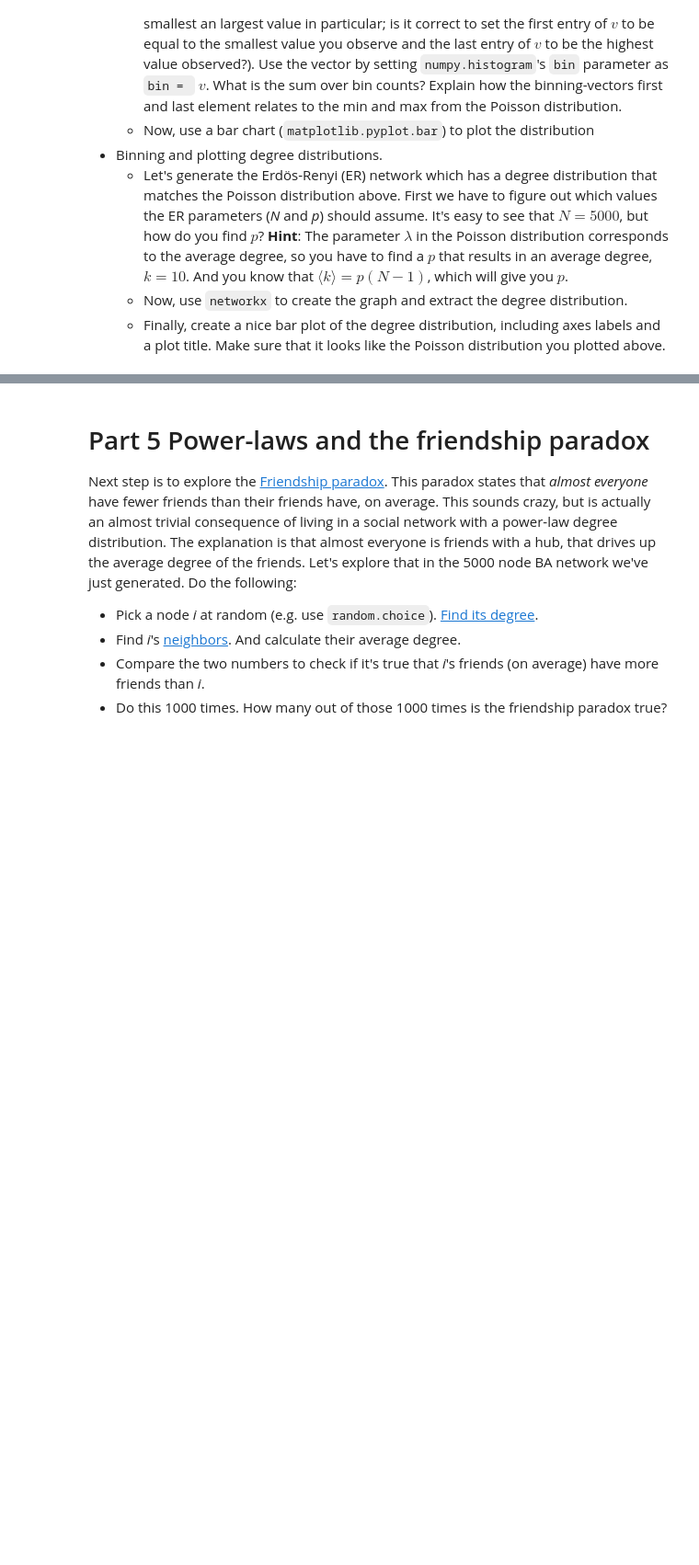
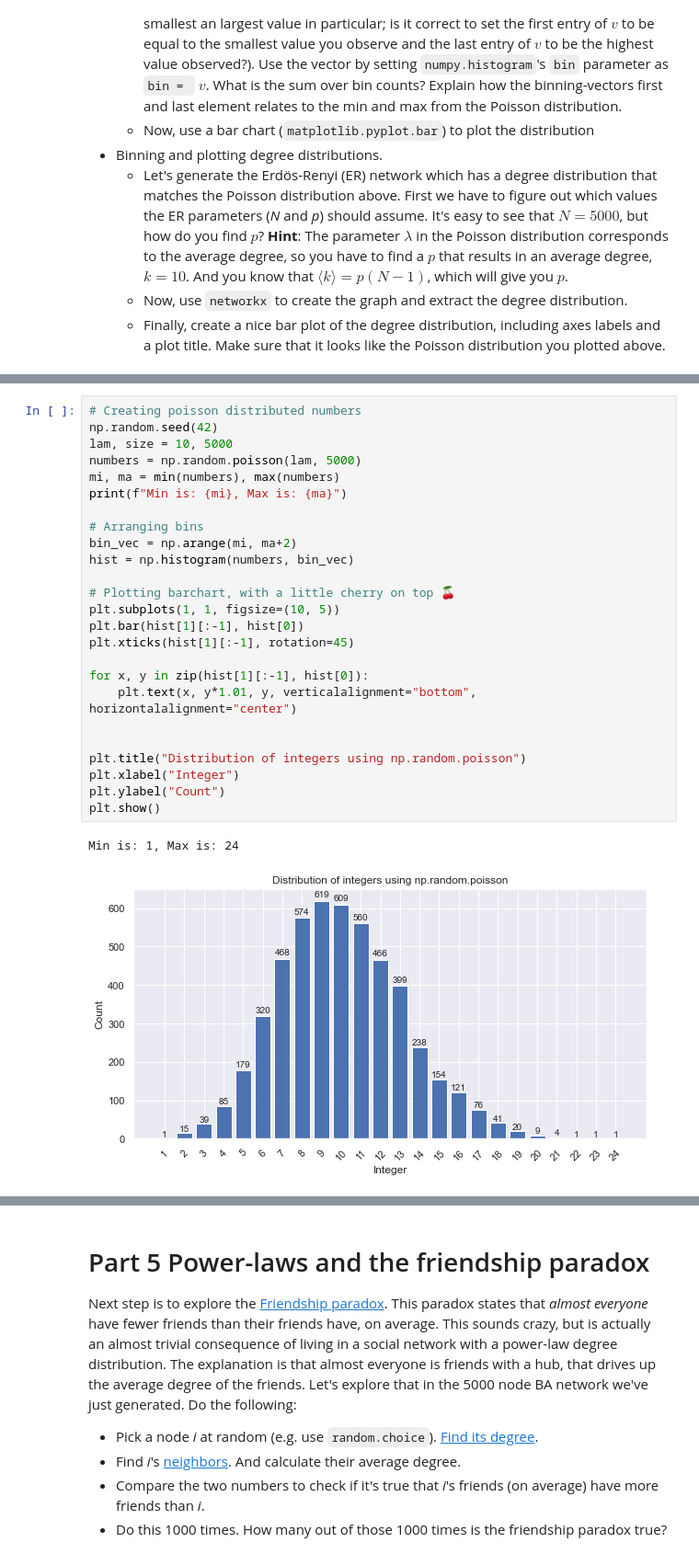
Before and after one commit to Moesen/socialgraphs2021, a Jupyter notebook: Assignment1/Assignment1Gustav.ipynb, the cells around one changed output, grey strips where cells are left out. Shown at 92% size. Drawn from its saved outputs; the diff is of its cells as text; blank space fills up the shorter version.

```diff
--- a/Assignment1/Assignment1Gustav.ipynb
+++ b/Assignment1/Assignment1Gustav.ipynb
@@ -29,0 +73,28 @@ First we have to figure out which values the ER parameters (_N_ and _p_) should
+# %%
+# Creating poisson distributed numbers
+np.random.seed(42)
+lam, size = 10, 5000
+numbers = np.random.poisson(lam, 5000)
+mi, ma = min(numbers), max(numbers)
+print(f"Min is: {mi}, Max is: {ma}")
+
+# Arranging bins
+bin_vec = np.arange(mi, ma+2)
+hist = np.histogram(numbers, bin_vec)
+
+# Plotting barchart, with a little cherry on top 🍒
+plt.subplots(1, 1, figsize=(10, 5))
+plt.bar(hist[1][:-1], hist[0])
+plt.xticks(hist[1][:-1], rotation=45)
+
+for x, y in zip(hist[1][:-1], hist[0]):
+    plt.text(x, y*1.01, y, verticalalignment="bottom", horizontalalignment="center")
+
+
+plt.title("Distribution of integers using np.random.poisson")
+plt.xlabel("Integer")
+plt.ylabel("Count")
+plt.show()
+# %% [output]
+Min is: 1, Max is: 24
+[figure, added]
```
Also changed, not shown: parts of 16 cells of this notebook, 1 other file.
